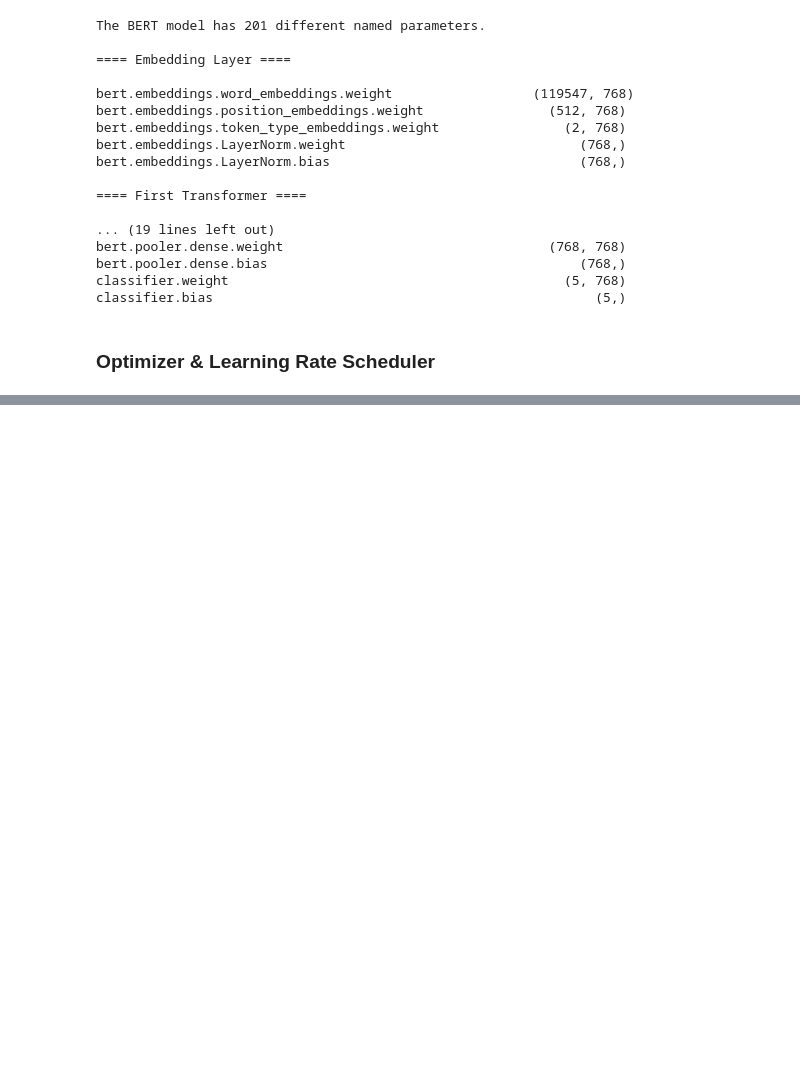
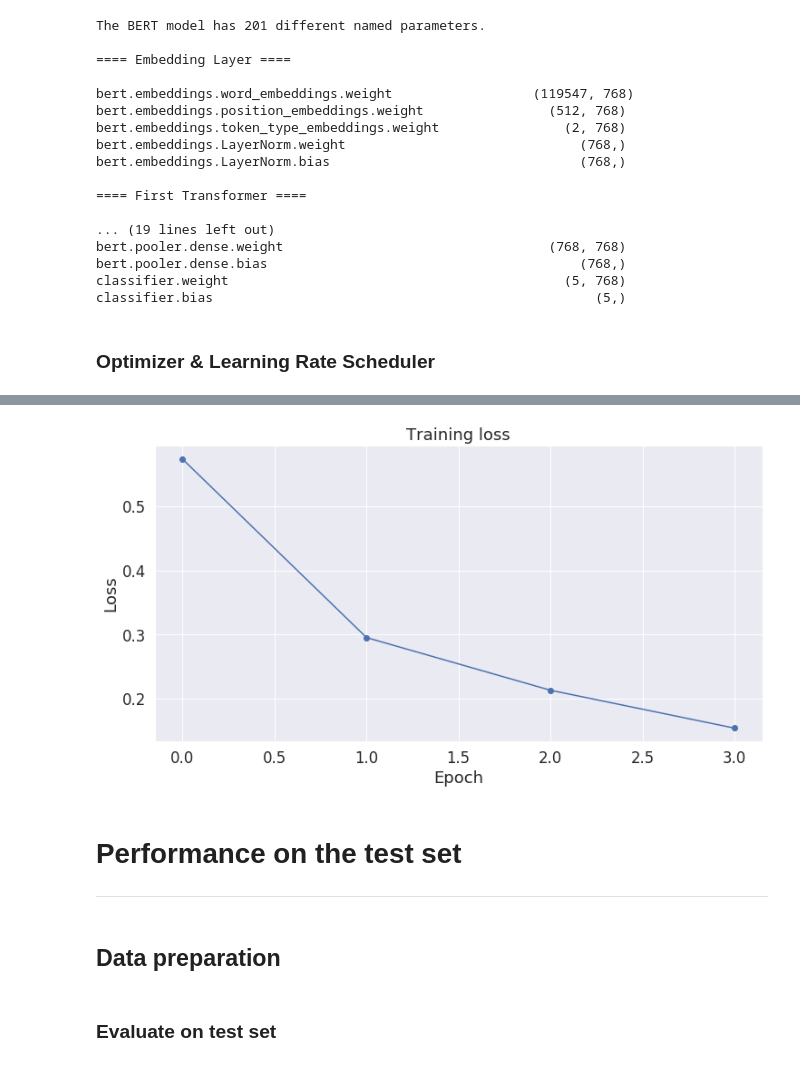
Before and after one commit to TaiTake/UA_NER_BERT, a Jupyter notebook: bert_nlp.ipynb, the cells around one changed output, grey strips where cells are left out. Drawn from its saved outputs; the diff is of its cells as text; code cells hidden in the pictures; blank space fills up the shorter version.

Commit message:
trained model;

```diff
--- a/bert_nlp.ipynb
+++ b/bert_nlp.ipynb
@@ -168,11 +159,19 @@ for ent in input_ids:
 from sklearn.model_selection import train_test_split
 
 # Use 80% for training and 20% for validation.
-train_inputs, validation_inputs, train_labels, validation_labels = train_test_split(input_ids, num_labels,
+train_inputs, val_inputs, train_labels, val_labels = train_test_split(input_ids, num_labels,
                                                             random_state=2020, test_size=0.2)
 # Do the same for the masks.
-train_masks, validation_masks, _, _ = train_test_split(attention_masks, num_labels,
+train_masks, val_masks, _, _ = train_test_split(attention_masks, num_labels,
                                              random_state=2020, test_size=0.2)
+
+# Split validation data for prediction evaluating
+validation_inputs, prediction_inputs, validation_labels, prediction_labels = train_test_split(
+    val_inputs, val_labels, random_state = 2020, test_size = 0.2)
+
+# Same for masks
+validation_masks, prediction_masks, _, _ = train_test_split(
+    val_masks, val_labels, random_state = 2020, test_size = 0.2)
 # %%
 # Convert all inputs and labels into torch tensors, the required datatype
 # for our model.
@@ -490,0 +508,28 @@ Training...
+# %%
+import matplotlib.pyplot as plt
+import seaborn as sns
+
+# Use plot styling from seaborn.
+sns.set(style='darkgrid')
+
+# Increase the plot size and font size.
+sns.set(font_scale=1.5)
+plt.rcParams["figure.figsize"] = (12,6)
+
+# Plot the learning curve.
+plt.plot(loss_values, 'b-o')
+
+# Label the plot.
+plt.title("Training loss")
+plt.xlabel("Epoch")
+plt.ylabel("Loss")
+
+plt.show()
+# %% [output]
+[figure, added]
+# %% [markdown]
+# Performance on the test set
+
+---
+# %% [markdown]
+## Data preparation
@@ -490,0 +549,2 @@ Training...
+# %% [markdown]
+### Evaluate on test set
```
Also changed, not shown: parts of 17 cells of this notebook, 1 other file.
